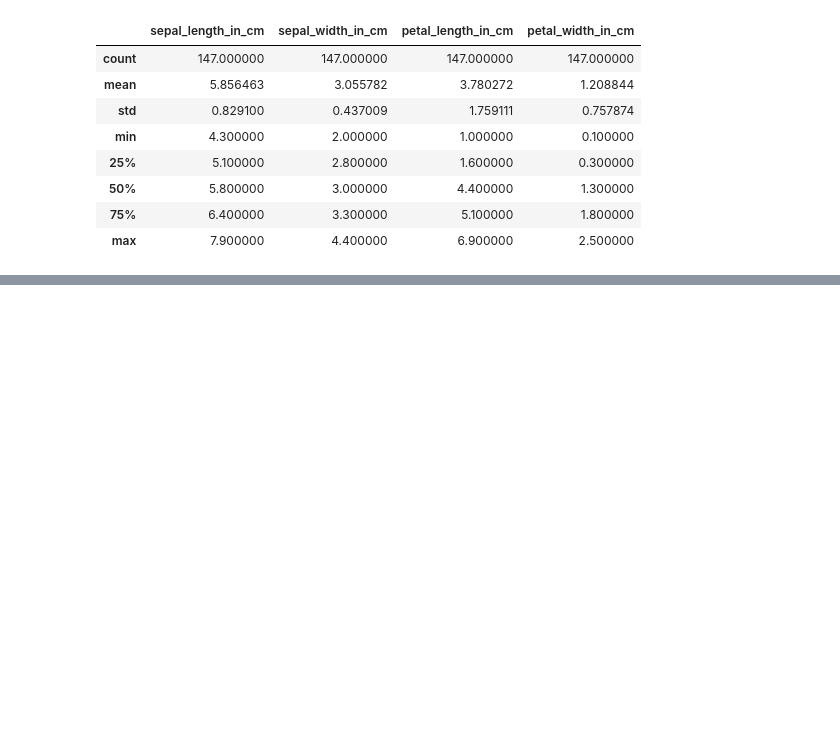
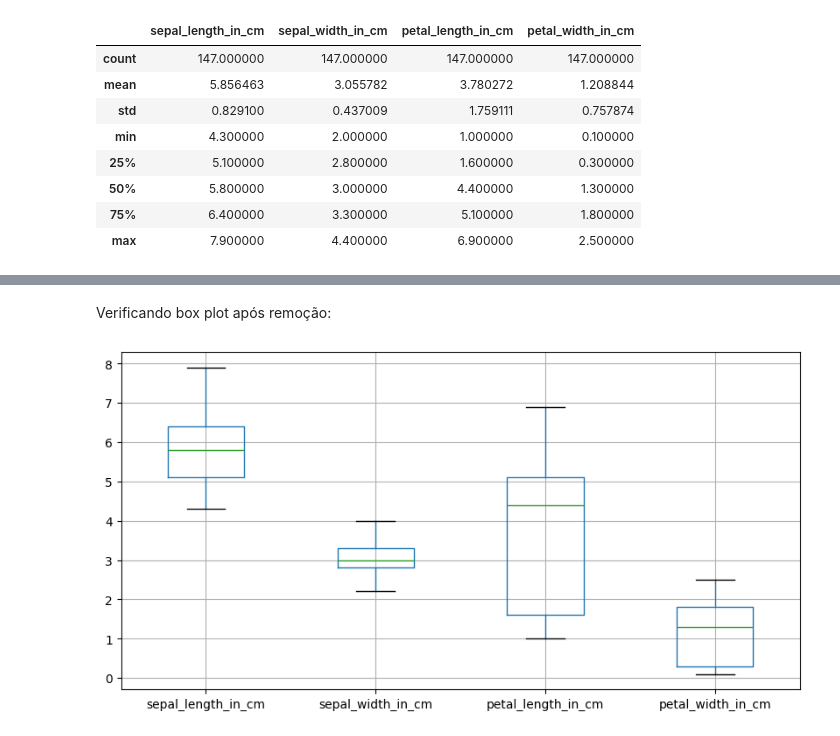
Before and after one commit to HMendesDev/Data-Science, a Jupyter notebook: KMeans.ipynb, the cells around one changed output, grey strips where cells are left out. Saved outputs shown, nothing was run; the diff lists cells and outputs as text; code cells hidden in the pictures; blank space fills up the shorter version.

```diff
--- a/KMeans.ipynb
+++ b/KMeans.ipynb
@@ -109,0 +166,15 @@ df.describe()
+# %%
+IC = df["sepal_width_in_cm"].quantile(0.75) - df["sepal_width_in_cm"].quantile(0.25) #Calculando o Interquartil
+limite_superior = df["sepal_width_in_cm"].quantile(0.75) + (1.5 * IC) #Formula para limite superior
+limite_inferior =  df["sepal_width_in_cm"].quantile(0.25) - (1.5 * IC) #Formula para limite inferior
+# %%
+outliers_remover = df[(df["sepal_width_in_cm"] > limite_superior) | (df["sepal_width_in_cm"] < limite_inferior)].index #Pegando os indices para remover
+# %%
+df.drop(outliers_remover,inplace=True) #Removendo os outliers
+# %% [markdown]
+Verificando box plot após remoção:
+# %%
+df.boxplot(figsize=(10,5))
+plt.show()
+# %% [output]
+[figure, added]
```
Also changed, not shown: parts of 29 cells of this notebook.
